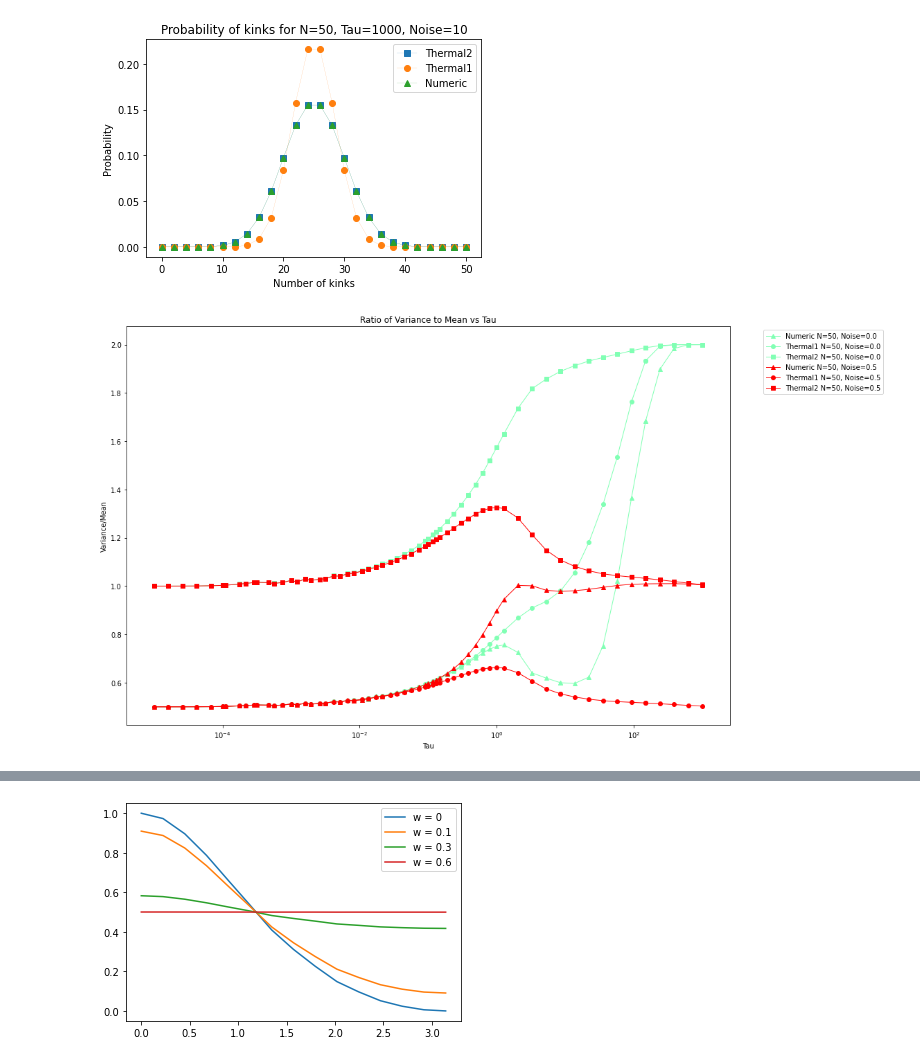
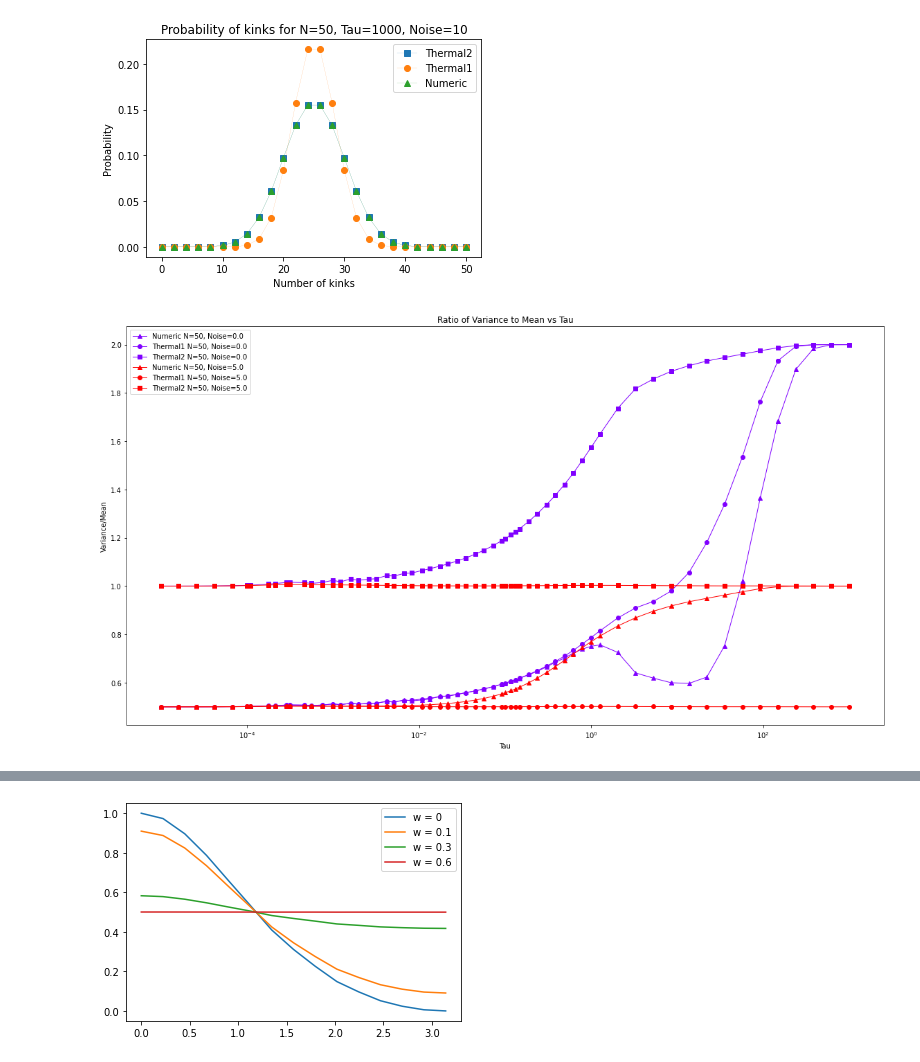
Before and after one commit to shrapp/thermal_tfim, a Jupyter notebook: notebook.ipynb, the cells around one changed output, grey strips where cells are left out. Drawn from its saved outputs; the diff is of its cells as text; code cells hidden in the pictures.

```diff
--- a/notebook.ipynb
+++ b/notebook.ipynb
@@ -99,47 +99,47 @@ plt.show()
 # Load the data from the CSV file
 N = 50
 data = get_data_in_range(N, 0, 100000, 0, 51)
-data = data[(data['noise'] == 0) | (data['noise'] == 0.5)]
+data = data[(data['noise'] == 0) | (data['noise'] == 5)]
 data = data[(data['type'] == 'numeric') | (data['type'] == 'thermal1') | (data['type'] == 'thermal2')]
 plt.figure(figsize=(16, 9))
 
 # Get unique noise levels
 noise_levels = data['noise'].unique()
-colors = cm.rainbow(np.linspace(0, 1, len(noise_levels) + 1)) # type: ignore
+colors = cm.rainbow(np.linspace(0, 1, len(noise_levels))) # type: ignore
 
 # Iterate over noise levels for Numeric data
 for idy, noise in enumerate(noise_levels):
     # Get the data in the tau range for the current N and noise
     num_data = data[(data['type'] == 'numeric') & (data['noise'] == noise)]
     thermal_data1 = data[(data['type'] == 'thermal1') & (data['noise'] == noise)]
     thermal_data2 = data[(data['type'] == 'thermal2') & (data['noise'] == noise)]
 
     # Calculate the ratio of the second cumulant to the first (variance/mean) for numeric data
     num_ratio = num_data['variance'] / num_data['mean']
     thermal_ratio1 = thermal_data1['variance'] / thermal_data1['mean']
     thermal_ratio2 = thermal_data2['variance'] / thermal_data2['mean']
 
     # Plot numeric data with different colors and labels
-    plt.plot(num_data['tau'], num_ratio, color=colors[idy+1], label=f'Numeric N={N}, Noise={noise}', marker='^', linewidth=1, markersize=6)
-    plt.plot(thermal_data1['tau'], thermal_ratio1, color=colors[idy+1], label=f'Thermal1 N={N}, Noise={noise}', marker='o', linewidth=1, markersize=6)
-    plt.plot(thermal_data2['tau'], thermal_ratio2, color=colors[idy+1], label=f'Thermal2 N={N}, Noise={noise}', marker='s', linewidth=1, markersize=6)
+    plt.plot(num_data['tau'], num_ratio, color=colors[idy], label=f'Numeric N={N}, Noise={noise}', marker='^', linewidth=1, markersize=6)
+    plt.plot(thermal_data1['tau'], thermal_ratio1, color=colors[idy], label=f'Thermal1 N={N}, Noise={noise}', marker='o', linewidth=1, markersize=6)
+    plt.plot(thermal_data2['tau'], thermal_ratio2, color=colors[idy], label=f'Thermal2 N={N}, Noise={noise}', marker='s', linewidth=1, markersize=6)
 
     # Set labels, title, and legend
 plt.xlabel('Tau')
 plt.ylabel('Variance/Mean')
 plt.title('Ratio of Variance to Mean vs Tau')
 
 # Place the legend outside of the plot
-plt.legend(bbox_to_anchor=(1.05, 1), loc='upper left')
+plt.legend()
 
 plt.xscale('log')
 #plt.yscale('log')
 
 # Display the plot
 plt.tight_layout()
 plt.show()
 # %% [output]
-[figure, old version]
+[figure, new version]
 # %%
 import pandas as pd
 data = pd.read_csv('data.csv')
```
Also changed, not shown: parts of 3 cells of this notebook, 1 other file.
